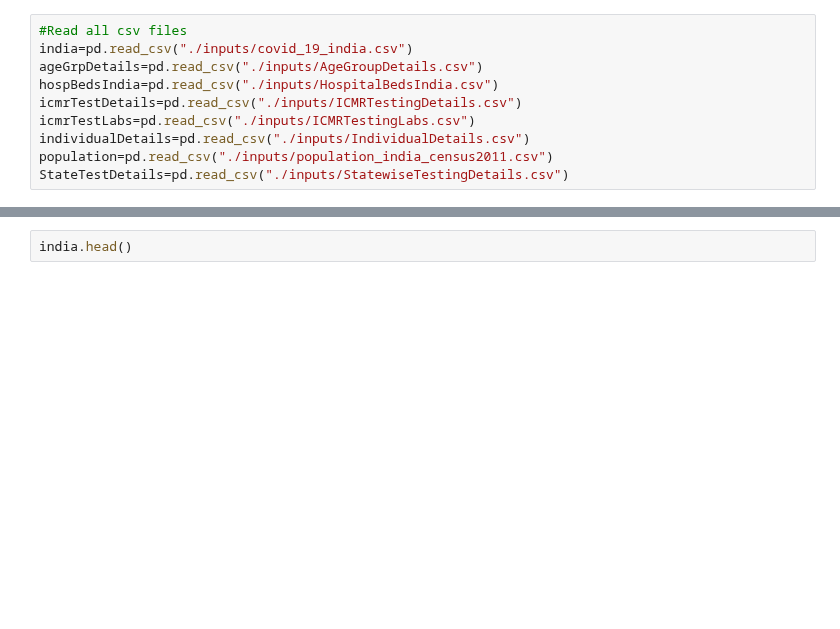
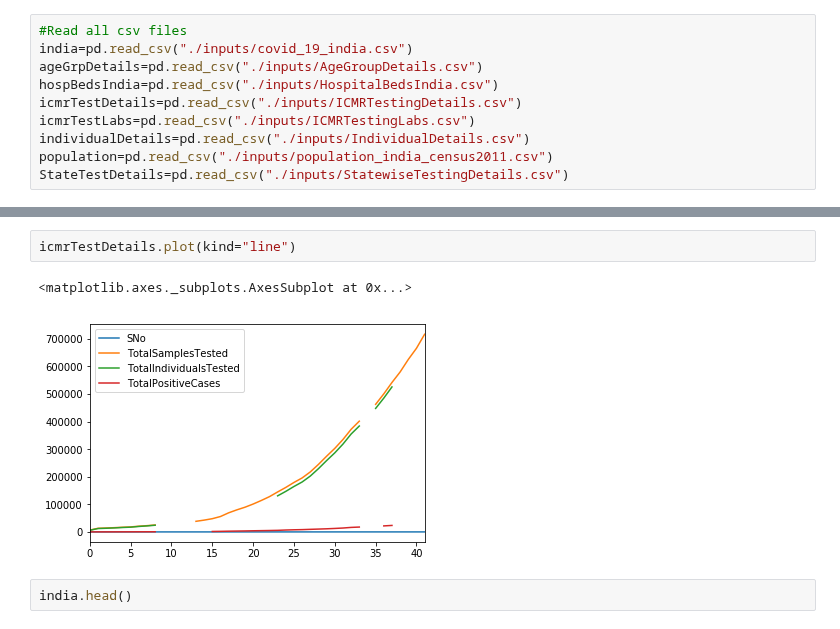
Before and after one commit to ganeshkp/python, a Jupyter notebook: Dash/Hackathon/Untitled.ipynb, the cells around one changed output, grey strips where cells are left out. Drawn from its saved outputs; the diff is of its cells as text; blank space fills up the shorter version.

```diff
--- a/Dash/Hackathon/Untitled.ipynb
+++ b/Dash/Hackathon/Untitled.ipynb
@@ -15,3 +35,8 @@ StateTestDetails=pd.read_csv("./inputs/StatewiseTestingDetails.csv")
+# %%
+icmrTestDetails.plot(kind="line")
+# %% [output]
+<matplotlib.axes._subplots.AxesSubplot at 0x...>
+[figure, added]
 # %%
 india.head()
 # %% [output]
```
Also changed, not shown: parts of 4 cells of this notebook, 2 other files.
